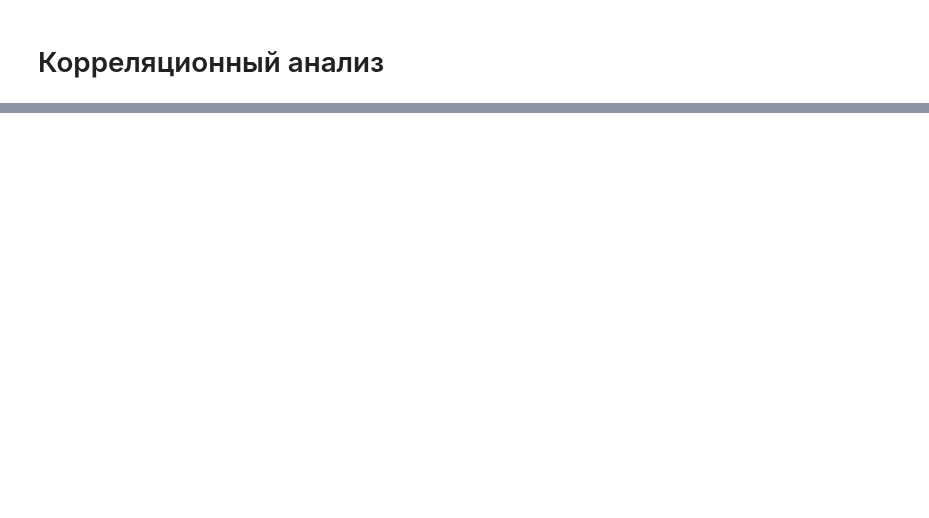
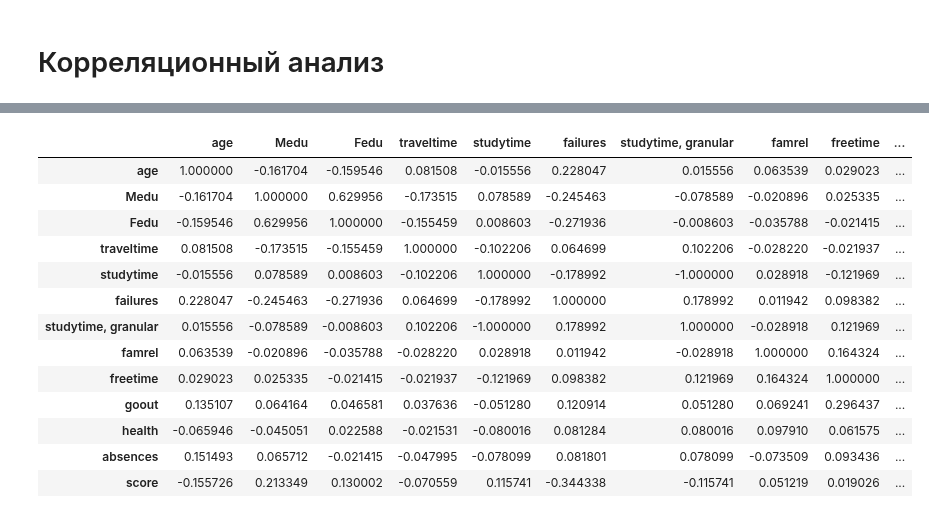
Before and after one commit to Enreward/DS_projects, a Jupyter notebook: module_2(Skikevich)/EDA (Skikevich).ipynb, the cells around one changed output, grey strips where cells are left out. Cells and saved outputs as stored; diff of their text form; code cells hidden in the pictures; blank space fills up the shorter version.

```diff
--- a/module_2(Skikevich)/EDA (Skikevich).ipynb
+++ b/module_2(Skikevich)/EDA (Skikevich).ipynb
@@ -685,0 +810,17 @@ df.score.hist()
+# %%
+df.corr()
+# %% [output]
+|  | age | Medu | Fedu | traveltime | studytime | failures | studytime, granular | famrel | freetime | ... |
+| age | 1.000000 | -0.161704 | -0.159546 | 0.081508 | -0.015556 | 0.228047 | 0.015556 | 0.063539 | 0.029023 | ... |
+| Medu | -0.161704 | 1.000000 | 0.629956 | -0.173515 | 0.078589 | -0.245463 | -0.078589 | -0.020896 | 0.025335 | ... |
+| Fedu | -0.159546 | 0.629956 | 1.000000 | -0.155459 | 0.008603 | -0.271936 | -0.008603 | -0.035788 | -0.021415 | ... |
+| traveltime | 0.081508 | -0.173515 | -0.155459 | 1.000000 | -0.102206 | 0.064699 | 0.102206 | -0.028220 | -0.021937 | ... |
+| studytime | -0.015556 | 0.078589 | 0.008603 | -0.102206 | 1.000000 | -0.178992 | -1.000000 | 0.028918 | -0.121969 | ... |
+| failures | 0.228047 | -0.245463 | -0.271936 | 0.064699 | -0.178992 | 1.000000 | 0.178992 | 0.011942 | 0.098382 | ... |
+| studytime, granular | 0.015556 | -0.078589 | -0.008603 | 0.102206 | -1.000000 | 0.178992 | 1.000000 | -0.028918 | 0.121969 | ... |
+| famrel | 0.063539 | -0.020896 | -0.035788 | -0.028220 | 0.028918 | 0.011942 | -0.028918 | 1.000000 | 0.164324 | ... |
+| freetime | 0.029023 | 0.025335 | -0.021415 | -0.021937 | -0.121969 | 0.098382 | 0.121969 | 0.164324 | 1.000000 | ... |
+| goout | 0.135107 | 0.064164 | 0.046581 | 0.037636 | -0.051280 | 0.120914 | 0.051280 | 0.069241 | 0.296437 | ... |
+| health | -0.065946 | -0.045051 | 0.022588 | -0.021531 | -0.080016 | 0.081284 | 0.080016 | 0.097910 | 0.061575 | ... |
+| absences | 0.151493 | 0.065712 | -0.021415 | -0.047995 | -0.078099 | 0.081801 | 0.078099 | -0.073509 | 0.093436 | ... |
+| score | -0.155726 | 0.213349 | 0.130002 | -0.070559 | 0.115741 | -0.344338 | -0.115741 | 0.051219 | 0.019026 | ... |
```
Also changed, not shown: parts of 16 cells of this notebook, 2 other files.
